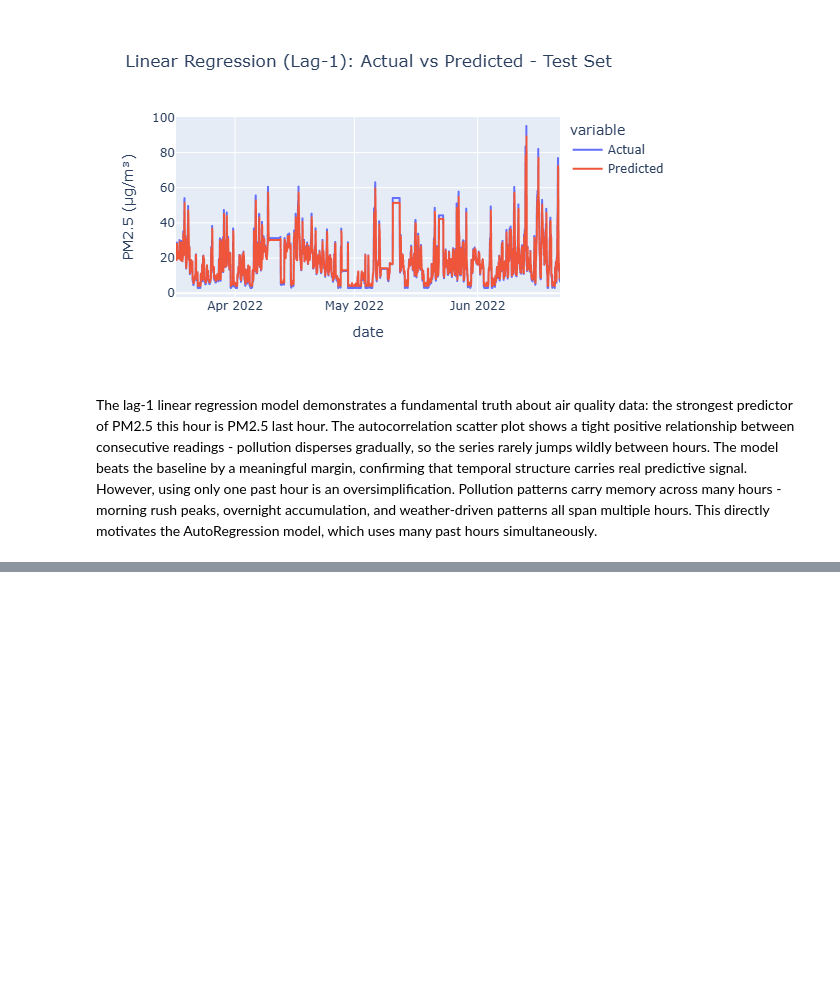
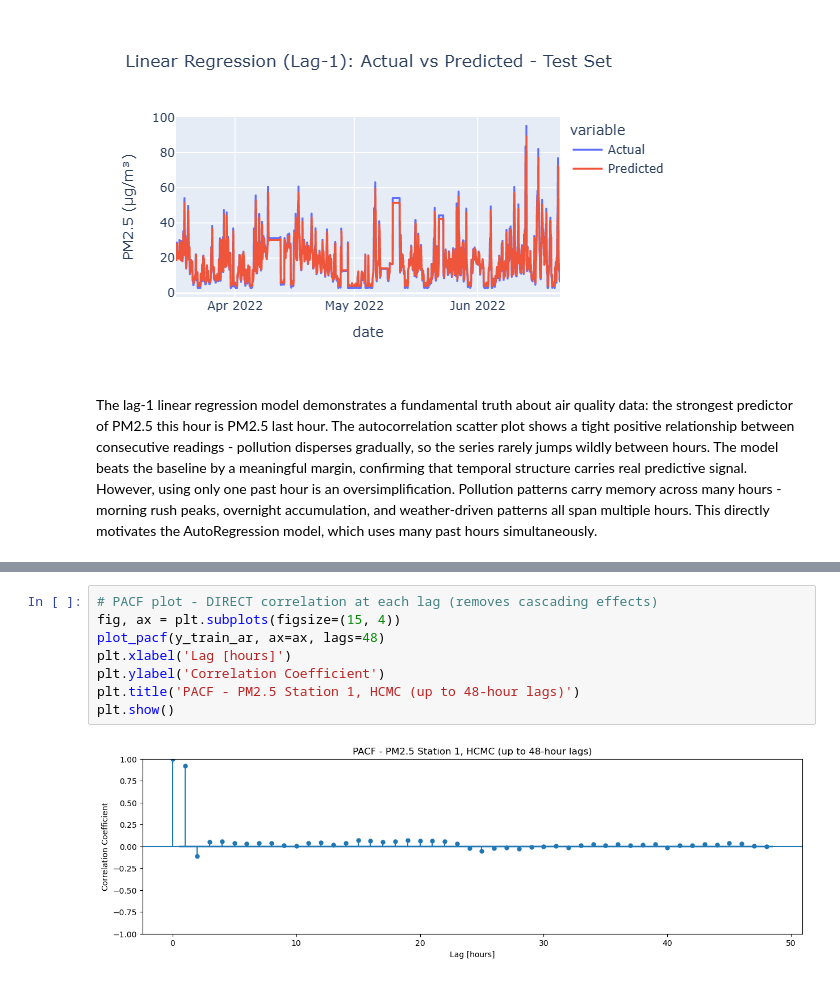
Before and after one commit to AJ-MH/Data-Science-Machine-Learning, a Jupyter notebook: hcmc-air-quality-forecasting/hcmc_air_quality_forecasting.ipynb, the cells around one changed output, grey strips where cells are left out. Drawn from its saved outputs; the diff is of its cells as text; blank space fills up the shorter version.

```diff
--- a/hcmc-air-quality-forecasting/hcmc_air_quality_forecasting.ipynb
+++ b/hcmc-air-quality-forecasting/hcmc_air_quality_forecasting.ipynb
@@ -340,0 +371,10 @@ The lag-1 linear regression model demonstrates a fundamental truth about air qua
+# %%
+# PACF plot - DIRECT correlation at each lag (removes cascading effects)
+fig, ax = plt.subplots(figsize=(15, 4))
+plot_pacf(y_train_ar, ax=ax, lags=48)
+plt.xlabel('Lag [hours]')
+plt.ylabel('Correlation Coefficient')
+plt.title('PACF - PM2.5 Station 1, HCMC (up to 48-hour lags)')
+plt.show()
+# %% [output]
+[figure, added]
```
Also changed, not shown: parts of 11 cells of this notebook.
